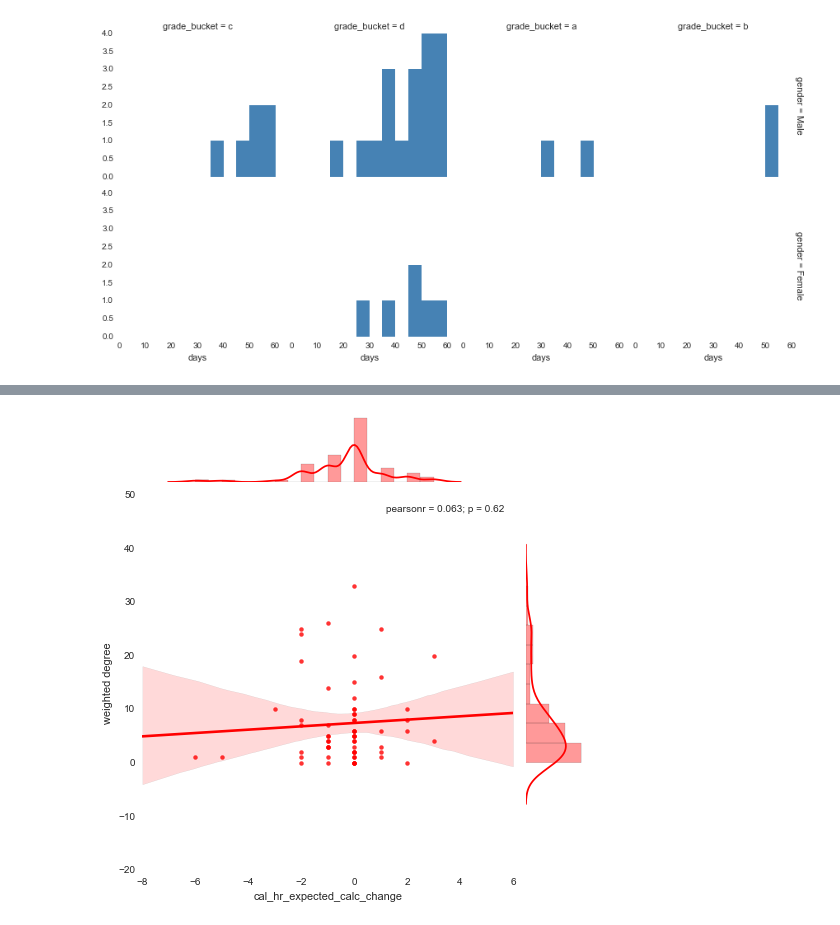
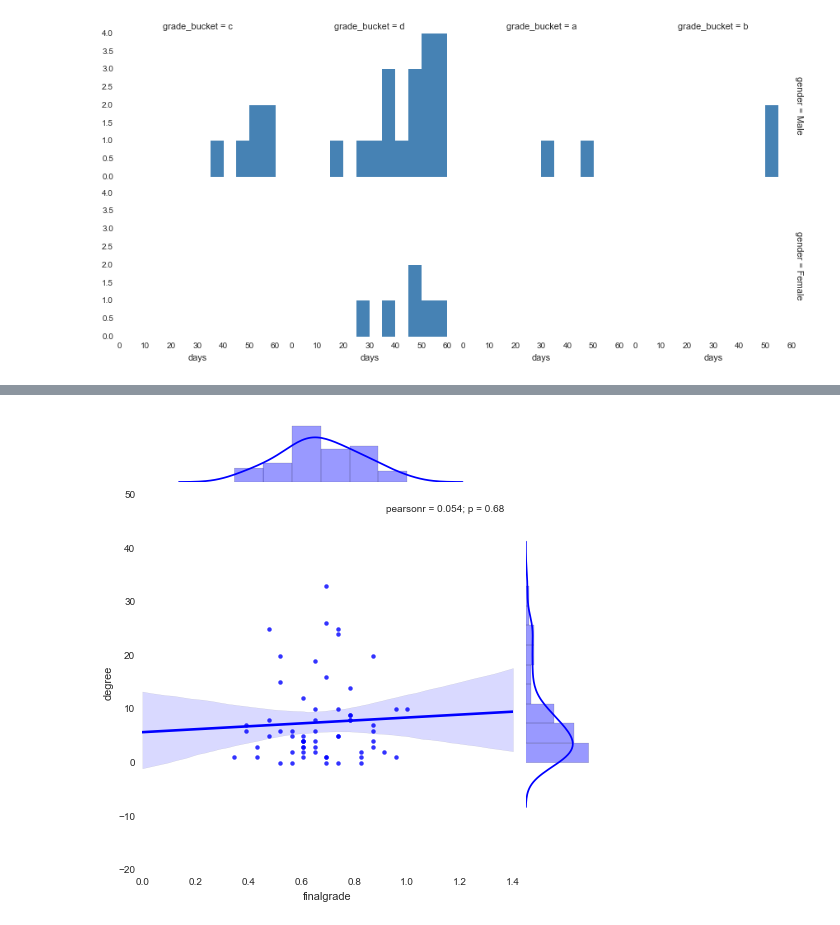
Before and after one commit to PowChow/Draft-EduTech-Code, a Jupyter notebook: Final_Combine_All.ipynb, the cells around one changed output, grey strips where cells are left out. Drawn from its saved outputs; the diff is of its cells as text; code cells hidden in the pictures.

```diff
--- a/Final_Combine_All.ipynb
+++ b/Final_Combine_All.ipynb
@@ -35,5 +37,8 @@ et_final.to_csv('./user_data/final/EDUTECH_combined_v1.csv')
 # %% [output]
 63 98
+# %%
+et_final = pd.read_csv('./user_data/final/EDUTECH_combined_v1.csv')
+kbai_final = pd.read_csv('./user_data/final/KBAI_combined_v1.csv')
 # %%
 #graphs
 g = sns.FacetGrid(et_final, row="gender", col="grade_bucket", margin_titles=True)
@@ -45,8 +63,8 @@ g.map(plt.hist, "days", color="steelblue", bins=bins, lw=0)
 # %%
-g = sns.jointplot("cal_hr_expected_calc_change",
-                  "weighted degree", data=et_final, kind="reg",
-                  color="r", size=7)
+g = sns.jointplot("finalgrade","degree",
+                  data=et_final, kind="reg",
+                  color="b", size=7)
 
 #xlim=(-3, 3), ylim=(0, 1),
 # %% [output]
-[figure, old version]
+[figure, new version]
```
Also changed, not shown: parts of 6 cells of this notebook, 4 other files.
